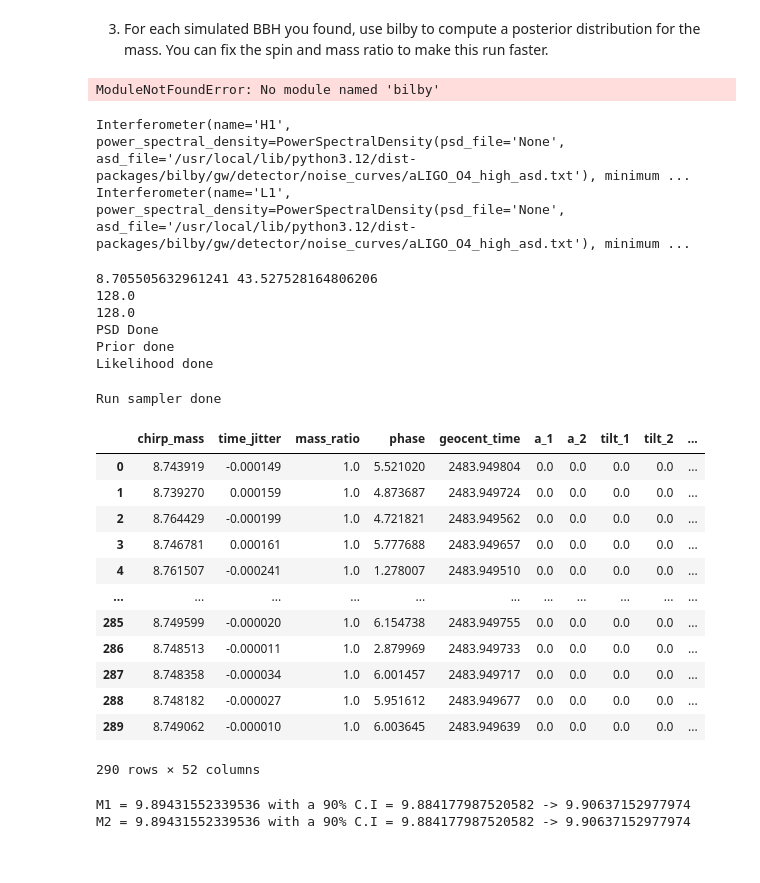
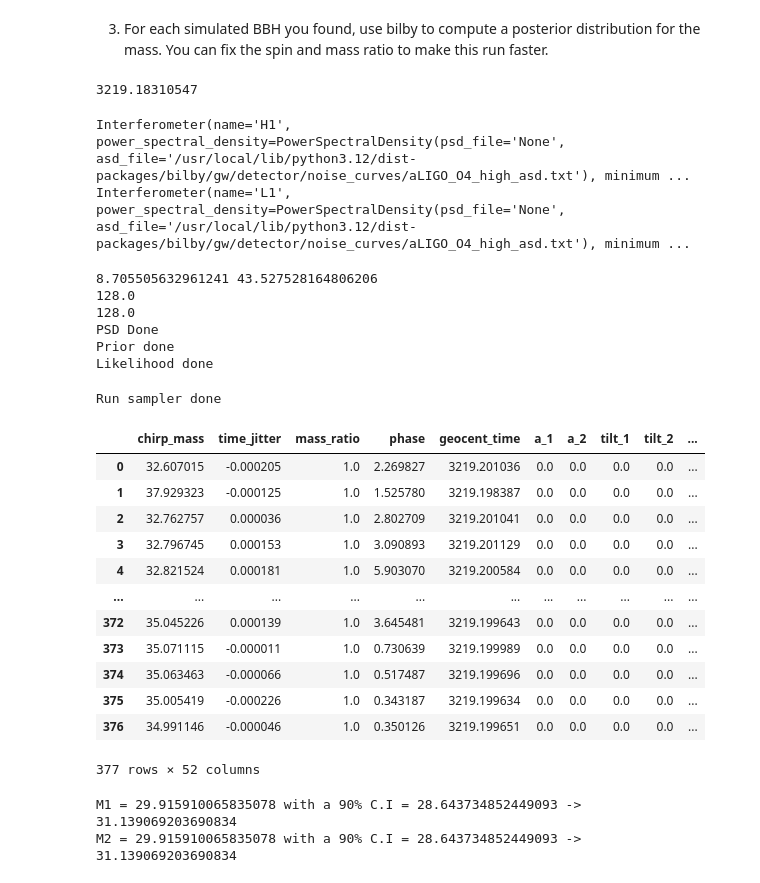
Before and after one commit to norrismeg/odw, a Jupyter notebook: Data_Challenge_4.ipynb, the cells around one changed output. Drawn from its saved outputs; the diff is of its cells as text; code cells hidden in the pictures.

```diff
--- a/Data_Challenge_4.ipynb
+++ b/Data_Challenge_4.ipynb
@@ -398,0 +365,8 @@ L1_trig_nsnr2:
+# %%
+signals = np.array([[826.42724609, 10.00171522, 30.],[1101.42724609, 10.47736398, 30.],[2483.96728516, 30.28455306, 10.],[3219.18310547, 14.10164208, 40.]])
+glitches = np.array([[196.078125, 16.85773383, 40.],[987.65527344, 11.08943854, 50.],[1638.15429688, 20.11870556, 20.],[2892.70507812, 27.14743073, 25.]])
+
+print("\nSignals:")
+print(signals)
+print("\nGlitches:")
+print(glitches)
@@ -502,6 +488,7 @@ for ifo2 in ifos2:
 3. For each simulated BBH you found, use bilby to compute a posterior distribution for the mass. You can fix the spin and mass ratio to make this run faster.
 # %%
 import bilby
+from gwpy.timeseries import TimeSeries
 
 # Make bilby more terse
 bilby.core.utils.log.setup_logger(log_level='WARNING')
@@ -520,7 +507,7 @@ L1 = bilby.gw.detector.get_empty_interferometer("L1")
 H1.set_strain_data_from_frame_file('challenge3.gwf', sampling_rate, duration, start_time=start_time, channel=f'H1:CHALLENGE3')
 L1.set_strain_data_from_frame_file('challenge3.gwf', sampling_rate, duration, start_time=start_time, channel=f'L1:CHALLENGE3')
 # %% [output]
-ModuleNotFoundError: No module named 'bilby'
+3219.18310547
 # %%
 print(H1)
 print(L1)
@@ -572,10 +559,10 @@ prior['tilt_1'] =  0.0
 prior['tilt_2'] =  0.0
 prior['phi_12'] =  0.0
 prior['phi_jl'] =  0.0
-prior['dec'] = -1.2232
-prior['ra'] = 2.19432
-prior['theta_jn'] = 1.89694
-prior['psi'] = 0.532268
+prior['dec'] = 0.0
+prior['ra'] = 0.0
+prior['theta_jn'] = 0.0
+prior['psi'] = 0.0
 prior['luminosity_distance'] = PowerLaw(alpha=2, name='luminosity_distance', minimum=50, maximum=2000, unit='Mpc', latex_label='$d_L$')
 
 print('Prior done')
@@ -592,45 +579,45 @@ waveform_generator = bilby.gw.WaveformGenerator(
     frequency_domain_source_model=bilby.gw.source.lal_binary_black_hole,
     waveform_arguments=waveform_arguments,
     parameter_conversion=convert_to_lal_binary_black_hole_parameters)
 
 # Finally, create our likelihood, passing in what is needed to get going
 likelihood = bilby.gw.likelihood.GravitationalWaveTransient(
     interferometers, waveform_generator, priors=prior,
     time_marginalization=True, phase_marginalization=True, distance_marginalization=True)
 
 print('Likelihood done')
 
 result_short = bilby.run_sampler(
     likelihood, prior, sampler='dynesty', outdir='short', label="signal_1",
     conversion_function=bilby.gw.conversion.generate_all_bbh_parameters,
     nlive=250, dlogz=1.,  # <- Arguments are used to make things fast - not recommended for general use
     clean=True,
 )
 
 print('Run sampler done')
 
 result_short.posterior
 # %% [output]
 8.705505632961241 43.527528164806206
 128.0
 128.0
 PSD Done
 Prior done
 Likelihood done
 Run sampler done
 |  | chirp_mass | time_jitter | mass_ratio | phase | geocent_time | a_1 | a_2 | tilt_1 | tilt_2 | ... |
-| 0 | 8.743919 | -0.000149 | 1.0 | 5.521020 | 2483.949804 | 0.0 | 0.0 | 0.0 | 0.0 | ... |
-| 1 | 8.739270 | 0.000159 | 1.0 | 4.873687 | 2483.949724 | 0.0 | 0.0 | 0.0 | 0.0 | ... |
-| 2 | 8.764429 | -0.000199 | 1.0 | 4.721821 | 2483.949562 | 0.0 | 0.0 | 0.0 | 0.0 | ... |
-| 3 | 8.746781 | 0.000161 | 1.0 | 5.777688 | 2483.949657 | 0.0 | 0.0 | 0.0 | 0.0 | ... |
-| 4 | 8.761507 | -0.000241 | 1.0 | 1.278007 | 2483.949510 | 0.0 | 0.0 | 0.0 | 0.0 | ... |
+| 0 | 32.607015 | -0.000205 | 1.0 | 2.269827 | 3219.201036 | 0.0 | 0.0 | 0.0 | 0.0 | ... |
+| 1 | 37.929323 | -0.000125 | 1.0 | 1.525780 | 3219.198387 | 0.0 | 0.0 | 0.0 | 0.0 | ... |
+| 2 | 32.762757 | 0.000036 | 1.0 | 2.802709 | 3219.201041 | 0.0 | 0.0 | 0.0 | 0.0 | ... |
+| 3 | 32.796745 | 0.000153 | 1.0 | 3.090893 | 3219.201129 | 0.0 | 0.0 | 0.0 | 0.0 | ... |
+| 4 | 32.821524 | 0.000181 | 1.0 | 5.903070 | 3219.200584 | 0.0 | 0.0 | 0.0 | 0.0 | ... |
 | ... | ... | ... | ... | ... | ... | ... | ... | ... | ... | ... |
-| 285 | 8.749599 | -0.000020 | 1.0 | 6.154738 | 2483.949755 | 0.0 | 0.0 | 0.0 | 0.0 | ... |
-| 286 | 8.748513 | -0.000011 | 1.0 | 2.879969 | 2483.949733 | 0.0 | 0.0 | 0.0 | 0.0 | ... |
-| 287 | 8.748358 | -0.000034 | 1.0 | 6.001457 | 2483.949717 | 0.0 | 0.0 | 0.0 | 0.0 | ... |
-| 288 | 8.748182 | -0.000027 | 1.0 | 5.951612 | 2483.949677 | 0.0 | 0.0 | 0.0 | 0.0 | ... |
-| 289 | 8.749062 | -0.000010 | 1.0 | 6.003645 | 2483.949639 | 0.0 | 0.0 | 0.0 | 0.0 | ... |
+| 372 | 35.045226 | 0.000139 | 1.0 | 3.645481 | 3219.199643 | 0.0 | 0.0 | 0.0 | 0.0 | ... |
+| 373 | 35.071115 | -0.000011 | 1.0 | 0.730639 | 3219.199989 | 0.0 | 0.0 | 0.0 | 0.0 | ... |
+| 374 | 35.063463 | -0.000066 | 1.0 | 0.517487 | 3219.199696 | 0.0 | 0.0 | 0.0 | 0.0 | ... |
+| 375 | 35.005419 | -0.000226 | 1.0 | 0.343187 | 3219.199634 | 0.0 | 0.0 | 0.0 | 0.0 | ... |
+| 376 | 34.991146 | -0.000046 | 1.0 | 0.350126 | 3219.199651 | 0.0 | 0.0 | 0.0 | 0.0 | ... |
-290 rows × 52 columns
+377 rows × 52 columns
 # %%
 M1 = result_short.posterior["mass_1_source"].values
 M2 = result_short.posterior['mass_2_source'].values
@@ -645,8 +632,8 @@ upper_bound = np.quantile(M2, 0.95)
 median = np.quantile(M2, 0.5)
 print("M2 = {} with a 90% C.I = {} -> {}".format(median, lower_bound, upper_bound))
 # %% [output]
-M1 = 9.89431552339536 with a 90% C.I = 9.884177987520582 -> 9.90637152977974
-M2 = 9.89431552339536 with a 90% C.I = 9.884177987520582 -> 9.90637152977974
+M1 = 29.915910065835078 with a 90% C.I = 28.643734852449093 -> 31.139069203690834
+M2 = 29.915910065835078 with a 90% C.I = 28.643734852449093 -> 31.139069203690834
 # %%
 print('Merger at 826.427 s:')
 print('M1 = 26.498509893009075 with a 90% C.I = 25.18290941293212 -> 27.590380904157232')
```
Also changed, not shown: parts of 5 cells of this notebook.
